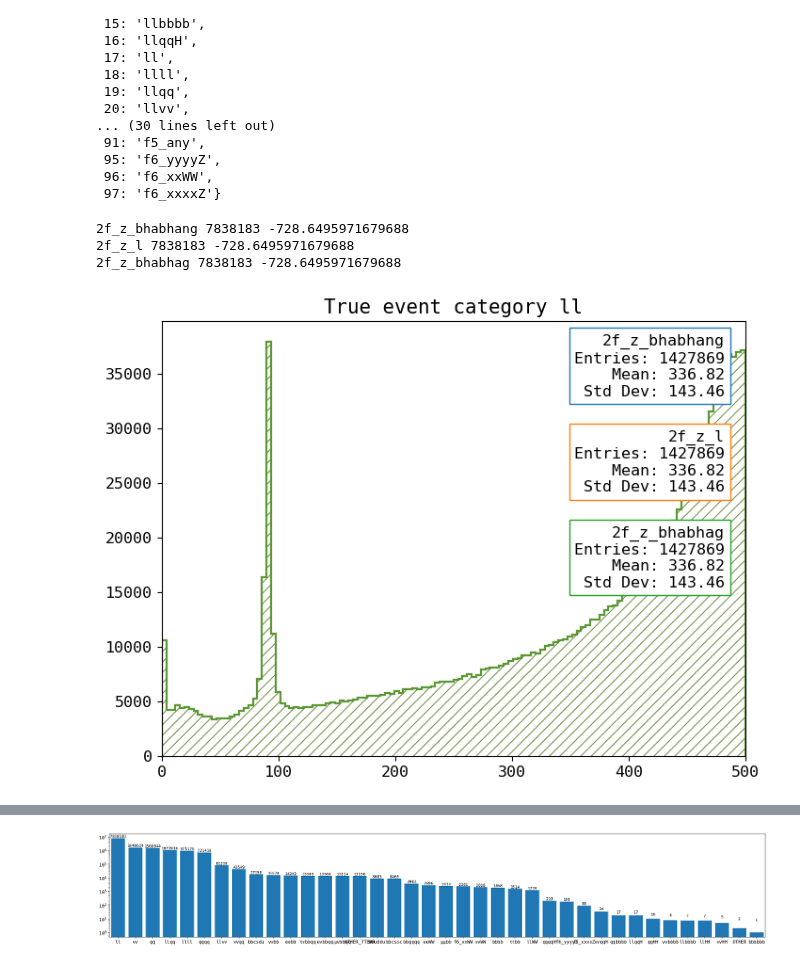
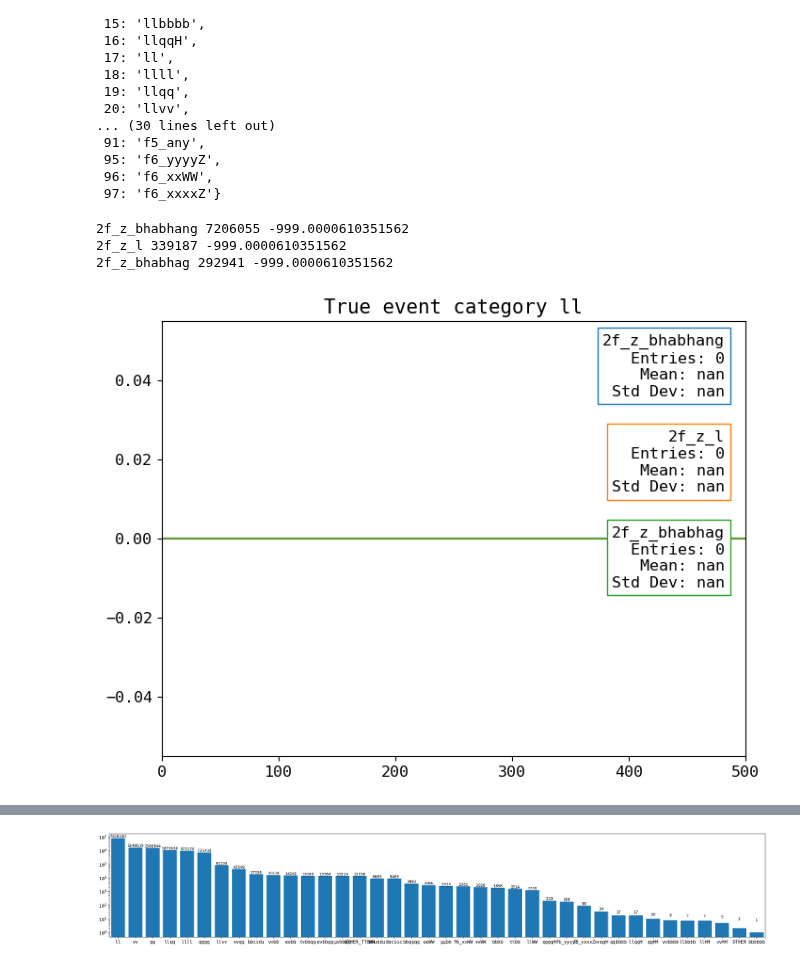
Before and after one commit to ILDAnaSoft/ZHH, a Jupyter notebook: notebooks/6_preselection.ipynb, the cells around one changed output, grey strips where cells are left out. Drawn from its saved outputs; the diff is of its cells as text; code cells hidden in the pictures.

Commit message:
Plotting tests

```diff
--- a/notebooks/6_preselection.ipynb
+++ b/notebooks/6_preselection.ipynb
@@ -14,10 +14,10 @@ from zhh import parse_sample_path, get_preselection_passes, ProcessIndex, \
     parse_json, get_pol_key, get_final_state_counts
 version = 'v1'
 
-REPO_ROOT = '/afs/desy.de/user/b/bliewert/public/MarlinWorkdirs/ZHH'
-DATA_ROOT = f'/nfs/dust/ilc/user/bliewert/zhh/PreselectionFinal/{version}'
+REPO_ROOT = '/afs/desy.de/user/b/bliewert/public/MarlinWorkdirs/ZHH' if os.name != 'nt' else 'C:/DevRepositories/ZHH'
+DATA_ROOT = f'/nfs/dust/ilc/user/bliewert/zhh'
 INDEX_DIR = '/nfs/dust/ilc/user/bliewert/zhh/CreateRawIndex/v1'
 
-processes = np.load(f'{INDEX_DIR}/processes.npy')
-samples = np.load(f'{INDEX_DIR}/samples.npy')
-chunks = np.load(f'{DATA_ROOT}/../../CreatePreselectionChunks/v1/chunks.npy')
+processes = np.load(f"{INDEX_DIR if os.name != 'nt' else REPO_ROOT}/processes.npy")
+samples = np.load(f"{INDEX_DIR if os.name != 'nt' else REPO_ROOT}/samples.npy")
+chunks = np.load(f'{DATA_ROOT}/CreatePreselectionChunks/v1/chunks.npy') if os.name != 'nt' else np.load(f'{REPO_ROOT}/chunks_f.npy')
@@ -26,3 +24,5 @@ chunks_f = get_chunks_factual(DATA_ROOT, chunks_in=chunks)
+# %%
+chunks_f = get_chunks_factual(f'{DATA_ROOT}/PreselectionFinal/{version}', chunks_in=chunks) if os.name != 'nt' else np.load(f'{REPO_ROOT}/chunks_f.npy')
 # %%
 np.save(f'{REPO_ROOT}/chunks_f.npy', chunks_f)
 # %% [markdown]
@@ -122,7 +122,8 @@ category_arr = np.zeros(len(category_map_inv.keys()), dtype=[('evt_cat', 'I'), (
 category_arr['evt_cat'] = list(category_map_inv.keys())
 category_arr['name'] = list(category_map_inv.values())
 
-mode = 'prod'
+mode = 'load'
+save = False
 
 if mode == 'prod':
     DATA_R = f'/nfs/dust/ilc/user/bliewert/zhh/PreselectionFinal/{version}'
@@ -190,22 +195,0 @@ array([ 0, 14, 22, 24, 54, 58, 60, 62, 70, 76], dtype=uint16)
-# %%
-plot_dict = {}
-covered_pids = []
-
-for category in [17]:
-    mask = presel_results['event_category'] == category
-    pids = np.unique(presel_results['pid'][mask])
-
-    for pid in pids:
-        if pid in covered_pids:
-            continue
-        else:
-            covered_pids.append(pid)
-
-        process_name = processes['process'][processes['pid'] == pid][0]
-        mask_process = np.zeros(len(mask), dtype='B')
-        for pidc in processes['pid'][processes['process'] == process_name]:
-            mask_process = mask_process | (presel_results['pid'] == pidc)
-
-        plot_dict[process_name] = presel_results['ll_mz'][mask_process]
-
-    plot_hist(plot_dict, xlim=(0,500), title=f'Identified as event category {category_map_inv[category]}');
@@ -234,35 +321,35 @@ category_map_inv
 # %%
 plot_dict = {}
 covered_processes = []
 
 for category in [17]:
     mask = presel_results['event_category'] == category
     pids = np.unique(presel_results['pid'][mask])
 
     for pid in pids:
         process_name = processes['process'][processes['pid'] == pid][0]
 
         if process_name in covered_processes:
             continue
         else:
             covered_processes.append(process_name)
 
         mask_process = np.zeros(len(mask), dtype='B')
         for pidc in processes['pid'][processes['process'] == process_name]:
             mask_process = mask_process | (presel_results['pid'] == pidc)
 
-        mask_process = mask
+        mask_process = mask_process & mask
 
         print(f"{process_name} {np.sum(mask_process)} {np.average(presel_results['ll_mz'][mask_process])}")
 
         plot_dict[process_name] = presel_results['ll_mz'][mask_process]
 
     plot_hist(plot_dict, xlim=(0,500), title=f'True event category {category_map_inv[category]}');
 # %% [output]
-2f_z_bhabhang 7838183 -728.6495971679688
-2f_z_l 7838183 -728.6495971679688
-2f_z_bhabhag 7838183 -728.6495971679688
+2f_z_bhabhang 7206055 -999.0000610351562
+2f_z_l 339187 -999.0000610351562
+2f_z_bhabhag 292941 -999.0000610351562
-[figure, old version]
+[figure, new version]
 # %%
 np.unique(presel_results[presel_results['ll_mz'] > 0]['event_category'], return_counts=True)
 # %% [output]
```
Also changed, not shown: parts of 12 cells of this notebook.
